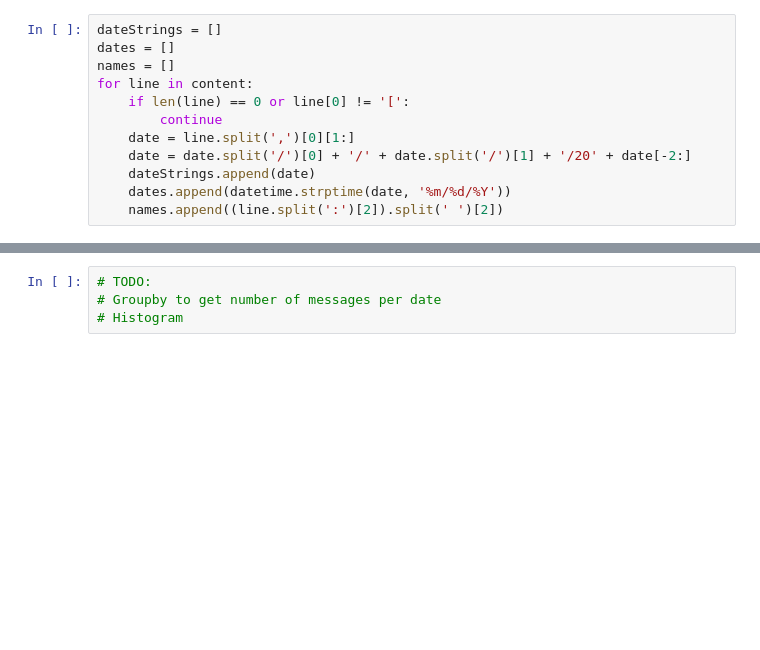
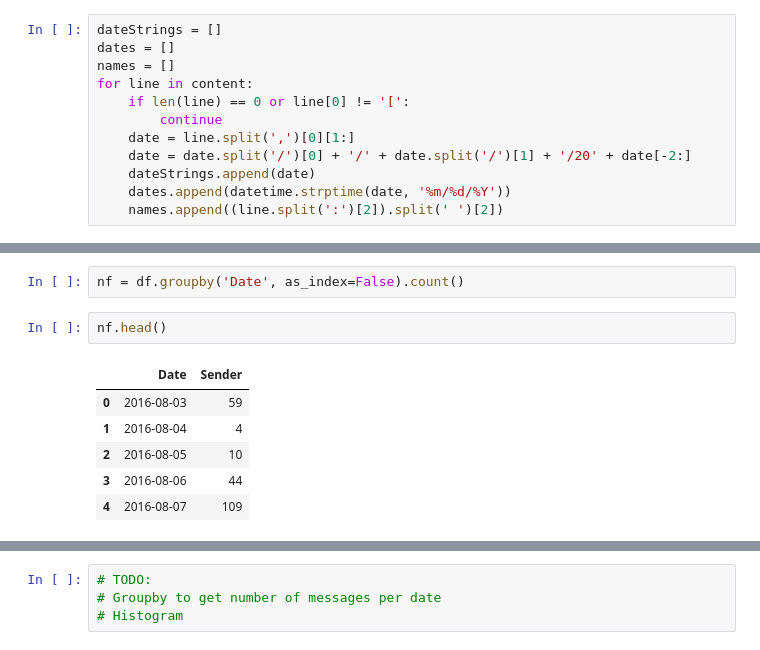
Before and after one commit to suyashSax/random, a Jupyter notebook: WhatsApp Analytics.ipynb, the cells around one changed output, grey strips where cells are left out. Drawn from its saved outputs; the diff is of its cells as text; blank space fills up the shorter version.

```diff
--- a/WhatsApp Analytics.ipynb
+++ b/WhatsApp Analytics.ipynb
@@ -46,0 +49,11 @@ df.head()
+# %%
+nf = df.groupby('Date', as_index=False).count()
+# %%
+nf.head()
+# %% [output]
+|  | Date | Sender |
+| 0 | 2016-08-03 | 59 |
+| 1 | 2016-08-04 | 4 |
+| 2 | 2016-08-05 | 10 |
+| 3 | 2016-08-06 | 44 |
+| 4 | 2016-08-07 | 109 |
```
Also changed, not shown: parts of 3 cells of this notebook, 1 other file.
